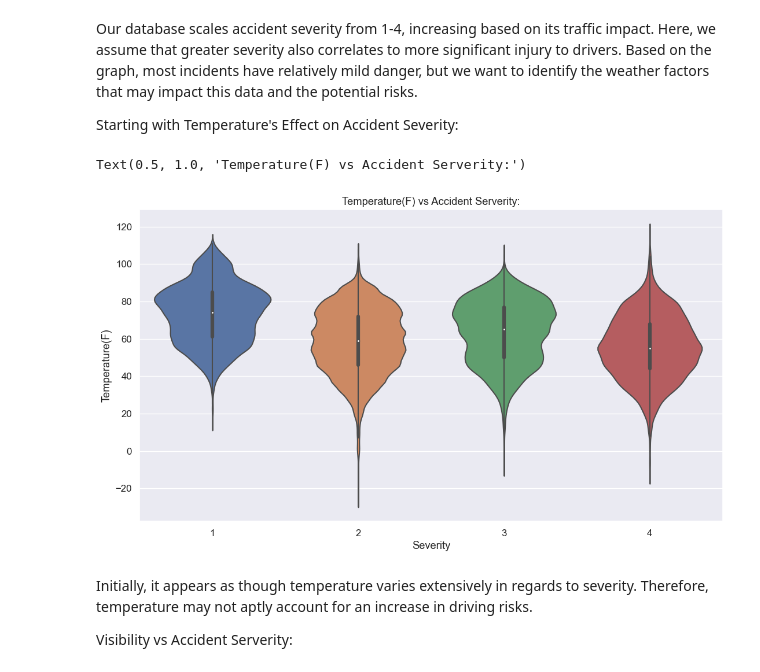
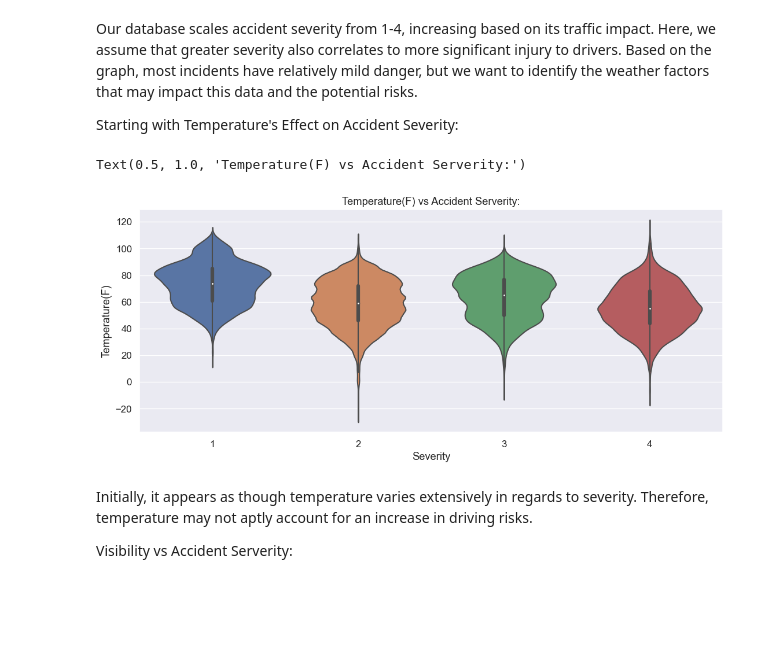
Before and after one commit to Anubis-vc/Anubis-vc.github.io, a Jupyter notebook: FinalProject.ipynb, the cells around one changed output. Saved outputs shown, nothing was run; the diff lists cells and outputs as text; code cells hidden in the pictures; blank space fills up the shorter version.

```diff
--- a/FinalProject.ipynb
+++ b/FinalProject.ipynb
@@ -200,12 +200,12 @@ Our database scales accident severity from 1-4, increasing based on its traffic
 
 Starting with Temperature's Effect on Accident Severity:
 # %%
-plt.figure(figsize=(13,7))
+plt.figure(figsize=(13,5))
 sns.violinplot(x ="Severity", y = "Temperature(F)", data = df)
 plt.title("Temperature(F) vs Accident Serverity:")
 # %% [output]
 Text(0.5, 1.0, 'Temperature(F) vs Accident Serverity:')
-[figure, old version]
+[figure, new version]
 # %% [markdown]
 Initially, it appears as though temperature varies extensively in regards to severity. Therefore, temperature may not aptly account for an increase in driving risks.
 
```
Also changed, not shown: parts of 3 cells of this notebook.
